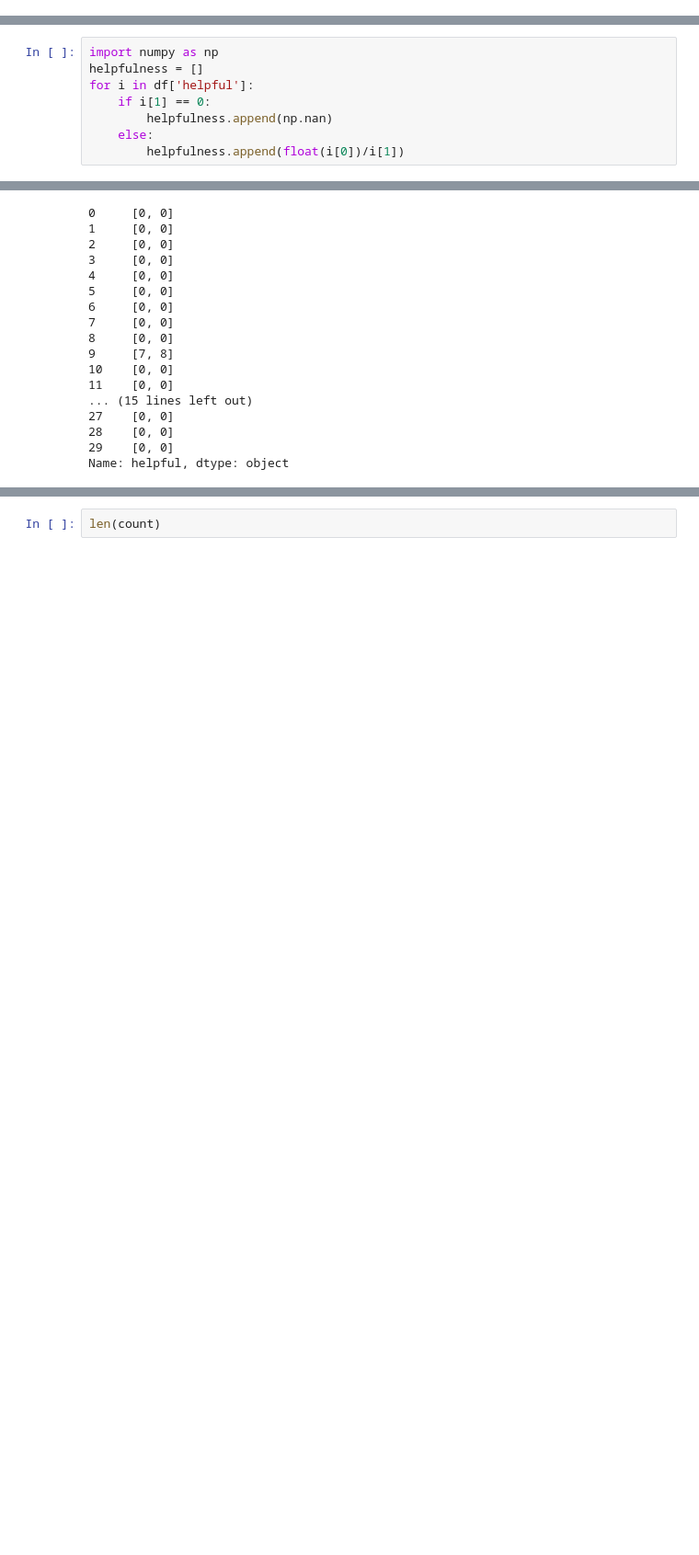
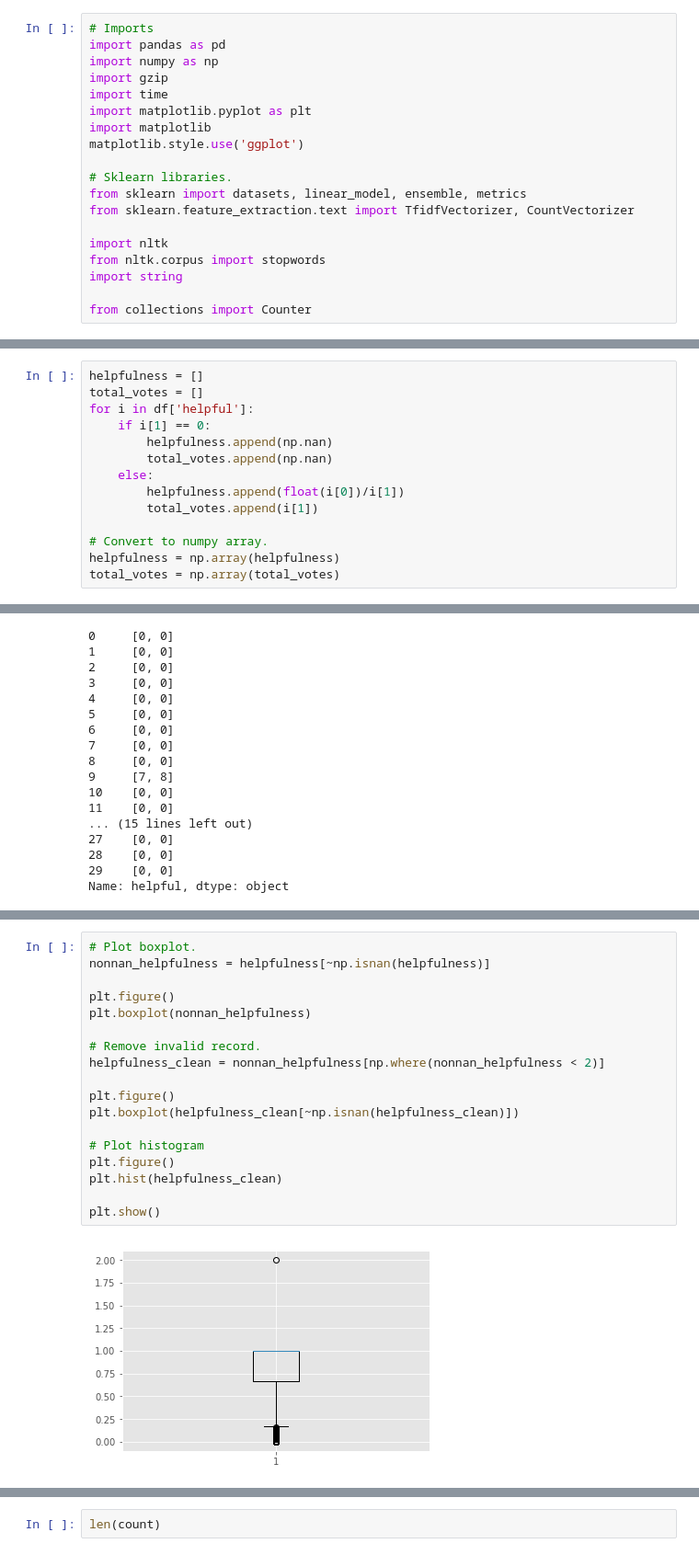
Before and after one commit to yannie/w266-final-project, a Jupyter notebook: Amazon_Review_Helpfuless_1.0.ipynb, the cells around one changed output, grey strips where cells are left out. Shown at 92% size. Cells and saved outputs as stored; diff of their text form; blank space fills up the shorter version.

Commit message:
Adding more EDA and baseline model exploration.

```diff
--- a/Amazon_Review_Helpfuless_1.0.ipynb
+++ b/Amazon_Review_Helpfuless_1.0.ipynb
@@ -1 +1,20 @@
+# %%
+# Imports
+import pandas as pd
+import numpy as np
+import gzip
+import time
+import matplotlib.pyplot as plt
+import matplotlib
+matplotlib.style.use('ggplot')
+
+# Sklearn libraries.
+from sklearn import datasets, linear_model, ensemble, metrics
+from sklearn.feature_extraction.text import TfidfVectorizer, CountVectorizer
+
+import nltk
+from nltk.corpus import stopwords
+import string
+
+from collections import Counter
 # %% [markdown]
@@ -56,11 +75,17 @@ len(df)
 # %%
-import numpy as np
 helpfulness = []
+total_votes = []
 for i in df['helpful']:
     if i[1] == 0:
         helpfulness.append(np.nan)
+        total_votes.append(np.nan)
     else:
         helpfulness.append(float(i[0])/i[1])
+        total_votes.append(i[1])
+
+# Convert to numpy array.
+helpfulness = np.array(helpfulness)
+total_votes = np.array(total_votes)
 # %%
 sum(np.isnan(helpfulness[0:100]))
 print df['helpful'][0:30]
@@ -90,0 +120,20 @@ number of reviews with helpfulness score: 87021
+# %%
+# Plot boxplot.
+nonnan_helpfulness = helpfulness[~np.isnan(helpfulness)]
+
+plt.figure()
+plt.boxplot(nonnan_helpfulness)
+
+# Remove invalid record.
+helpfulness_clean = nonnan_helpfulness[np.where(nonnan_helpfulness < 2)]
+
+plt.figure()
+plt.boxplot(helpfulness_clean[~np.isnan(helpfulness_clean)])
+
+# Plot histogram
+plt.figure()
+plt.hist(helpfulness_clean)
+
+plt.show()
+# %% [output]
+[figure, added]
```
Also changed, not shown: parts of 54 cells of this notebook, 1 other file.
